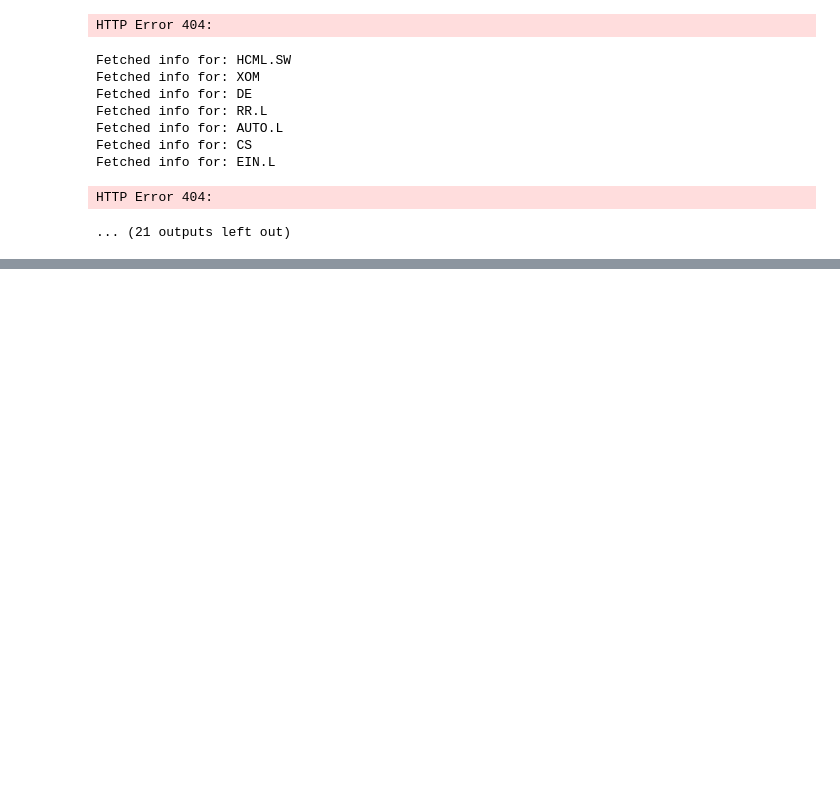
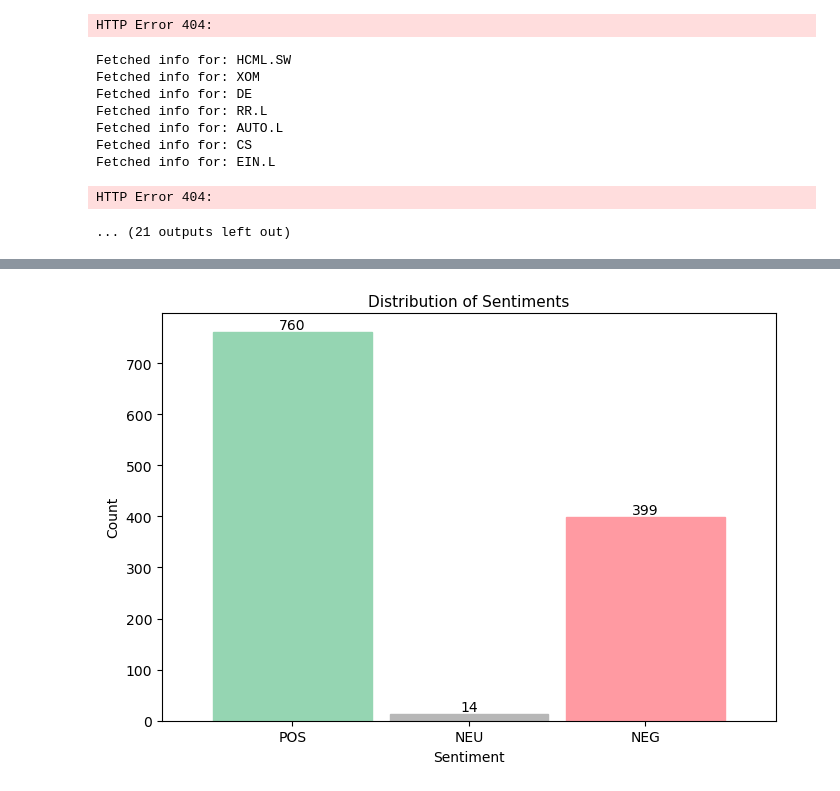
Before and after one commit to coco-sunl/EnglishEFSA, a Jupyter notebook: notebooks/FiQA_Processing.ipynb, the cells around one changed output, grey strips where cells are left out. Cells and saved outputs as stored; diff of their text form; code cells hidden in the pictures; blank space fills up the shorter version.

```diff
--- a/notebooks/FiQA_Processing.ipynb
+++ b/notebooks/FiQA_Processing.ipynb
@@ -823,0 +987,41 @@ data.to_csv('efsa_sentiment_classification.csv', index=False)
+# %%
+import pandas as pd
+
+data = pd.read_csv('../data/efsa_sentiment_classification.csv')
+# %%
+# Distribution of 'sentiment' column - Bar Chart
+import matplotlib.pyplot as plt
+import numpy as np
+
+sentiment_counts = data['Sentiment'].value_counts().reindex([
+    'POS', 'NEU', 'NEG'])
+
+# Create a bar chart for sentiment distribution
+plt.figure(figsize=(7, 5))
+bars = plt.bar(sentiment_counts.index, sentiment_counts.values, width=0.9)
+plt.title('Distribution of Sentiments', fontsize=11, pad=5)
+plt.xlabel('Sentiment', fontsize=10)
+plt.ylabel('Count', fontsize=10)
+
+# Add value labels on top of each bar
+for bar in bars:
+    height = bar.get_height()
+    plt.text(bar.get_x() + bar.get_width()/2., height,
+             f'{int(height)}',
+             ha='center', va='bottom')
+
+# Customize colors based on sentiment
+colors = {
+    'POS': '#95d5b2',  # Pastel green
+    'NEU': '#b7b7b7',  # Pastel gray
+    'NEG': '#ff9aa2'   # Pastel red
+}
+for bar, sentiment in zip(bars, sentiment_counts.index):
+    bar.set_color(colors[sentiment])
+
+# Reduce white space around the plot
+plt.margins(x=0.1)  # Added to reduce horizontal margins
+plt.tight_layout()
+plt.show()
+# %% [output]
+[figure, added]
```
Also changed, not shown: parts of 13 cells of this notebook, 1 other file.
